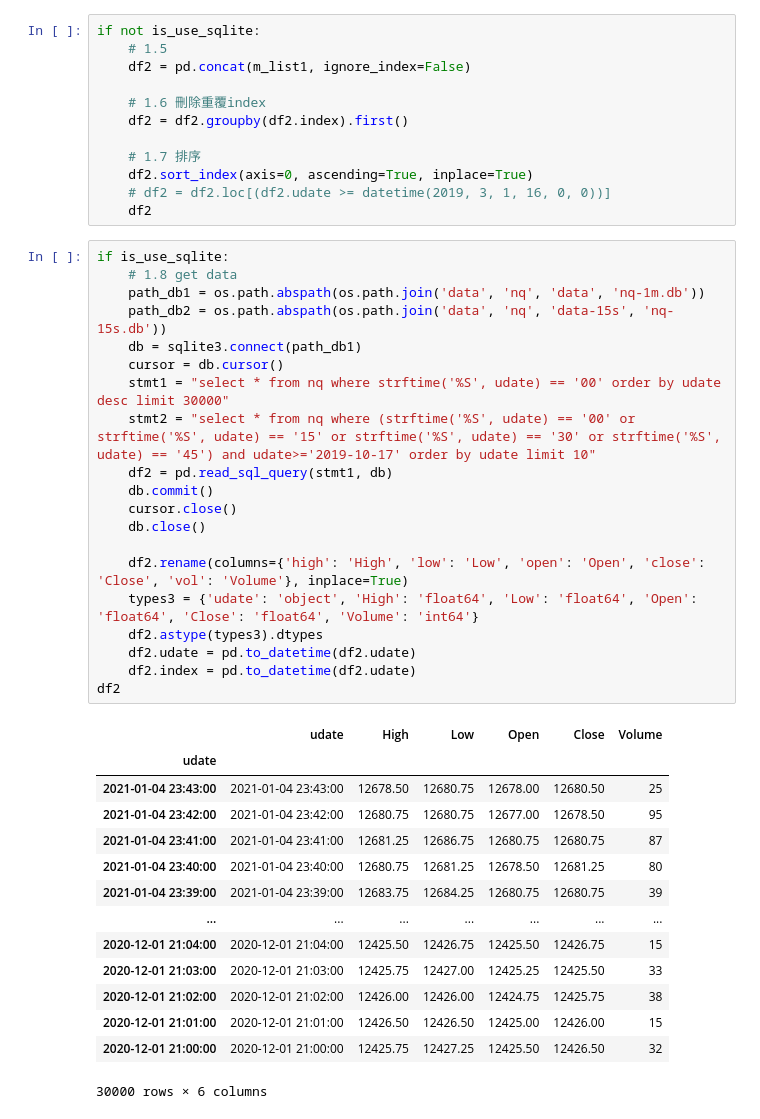
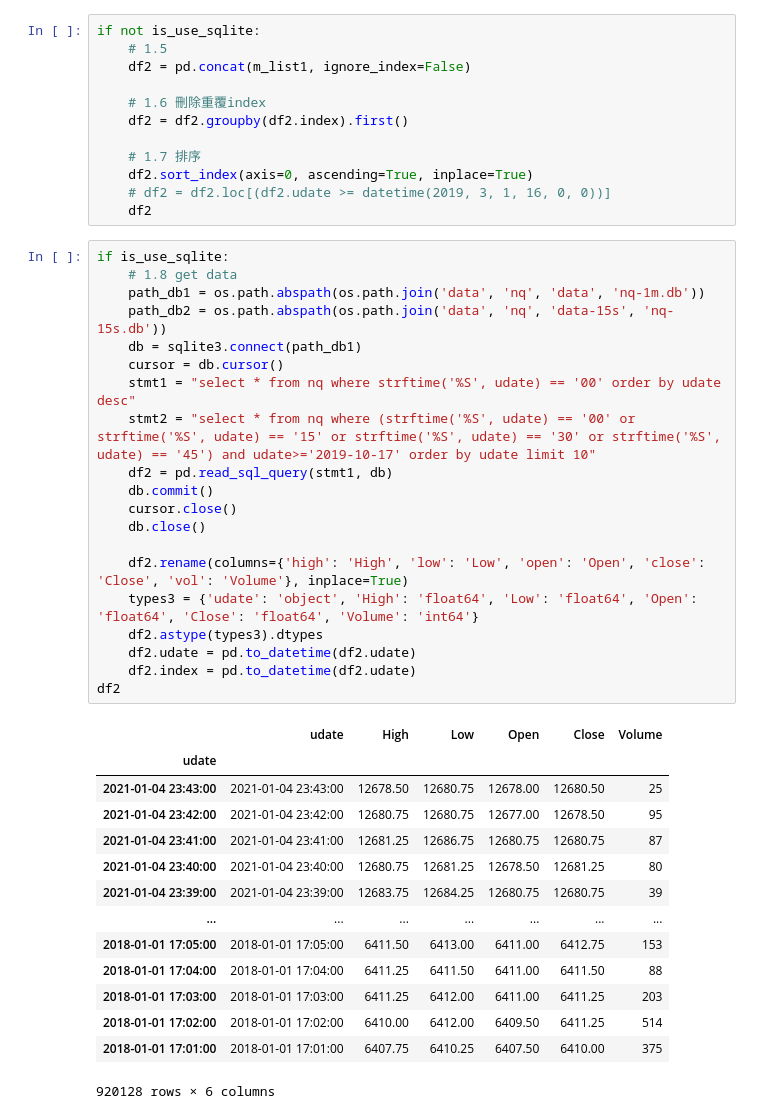
Before and after one commit to webclinic017/dbpower-machine-learning-project, a Jupyter notebook: nq10.ipynb, the cells around one changed output. Drawn from its saved outputs; the diff is of its cells as text.

```diff
--- a/nq10.ipynb
+++ b/nq10.ipynb
@@ -122,38 +122,38 @@ if not is_use_sqlite:
 # %%
 if is_use_sqlite:
     # 1.8 get data
     path_db1 = os.path.abspath(os.path.join('data', 'nq', 'data', 'nq-1m.db'))
     path_db2 = os.path.abspath(os.path.join('data', 'nq', 'data-15s', 'nq-15s.db'))
     db = sqlite3.connect(path_db1)
     cursor = db.cursor()
-    stmt1 = "select * from nq where strftime('%S', udate) == '00' order by udate desc limit 30000"
+    stmt1 = "select * from nq where strftime('%S', udate) == '00' order by udate desc"
     stmt2 = "select * from nq where (strftime('%S', udate) == '00' or strftime('%S', udate) == '15' or strftime('%S', udate) == '30' or strftime('%S', udate) == '45') and udate>='2019-10-17' order by udate limit 10"
     df2 = pd.read_sql_query(stmt1, db)
     db.commit()
     cursor.close()
     db.close()
 
     df2.rename(columns={'high': 'High', 'low': 'Low', 'open': 'Open', 'close': 'Close', 'vol': 'Volume'}, inplace=True)
     types3 = {'udate': 'object', 'High': 'float64', 'Low': 'float64', 'Open': 'float64', 'Close': 'float64', 'Volume': 'int64'}
     df2.astype(types3).dtypes
     df2.udate = pd.to_datetime(df2.udate)
     df2.index = pd.to_datetime(df2.udate)
 df2
 # %% [output]
 |  | udate | High | Low | Open | Close | Volume |
 | udate |  |  |  |  |  |  |
 | 2021-01-04 23:43:00 | 2021-01-04 23:43:00 | 12678.50 | 12680.75 | 12678.00 | 12680.50 | 25 |
 | 2021-01-04 23:42:00 | 2021-01-04 23:42:00 | 12680.75 | 12680.75 | 12677.00 | 12678.50 | 95 |
 | 2021-01-04 23:41:00 | 2021-01-04 23:41:00 | 12681.25 | 12686.75 | 12680.75 | 12680.75 | 87 |
 | 2021-01-04 23:40:00 | 2021-01-04 23:40:00 | 12680.75 | 12681.25 | 12678.50 | 12681.25 | 80 |
 | 2021-01-04 23:39:00 | 2021-01-04 23:39:00 | 12683.75 | 12684.25 | 12680.75 | 12680.75 | 39 |
 | ... | ... | ... | ... | ... | ... | ... |
-| 2020-12-01 21:04:00 | 2020-12-01 21:04:00 | 12425.50 | 12426.75 | 12425.50 | 12426.75 | 15 |
-| 2020-12-01 21:03:00 | 2020-12-01 21:03:00 | 12425.75 | 12427.00 | 12425.25 | 12425.50 | 33 |
-| 2020-12-01 21:02:00 | 2020-12-01 21:02:00 | 12426.00 | 12426.00 | 12424.75 | 12425.75 | 38 |
-| 2020-12-01 21:01:00 | 2020-12-01 21:01:00 | 12426.50 | 12426.50 | 12425.00 | 12426.00 | 15 |
-| 2020-12-01 21:00:00 | 2020-12-01 21:00:00 | 12425.75 | 12427.25 | 12425.50 | 12426.50 | 32 |
+| 2018-01-01 17:05:00 | 2018-01-01 17:05:00 | 6411.50 | 6413.00 | 6411.00 | 6412.75 | 153 |
+| 2018-01-01 17:04:00 | 2018-01-01 17:04:00 | 6411.25 | 6411.50 | 6411.00 | 6411.50 | 88 |
+| 2018-01-01 17:03:00 | 2018-01-01 17:03:00 | 6411.25 | 6412.00 | 6411.00 | 6411.25 | 203 |
+| 2018-01-01 17:02:00 | 2018-01-01 17:02:00 | 6410.00 | 6412.00 | 6409.50 | 6411.25 | 514 |
+| 2018-01-01 17:01:00 | 2018-01-01 17:01:00 | 6407.75 | 6410.25 | 6407.50 | 6410.00 | 375 |
-30000 rows × 6 columns
+920128 rows × 6 columns
 # %%
 # 1.9 分类器
 df2['pc1m'] = pd.Series(0, index=df2.index)
```
Also changed, not shown: parts of 17 cells of this notebook, 1 other file.
